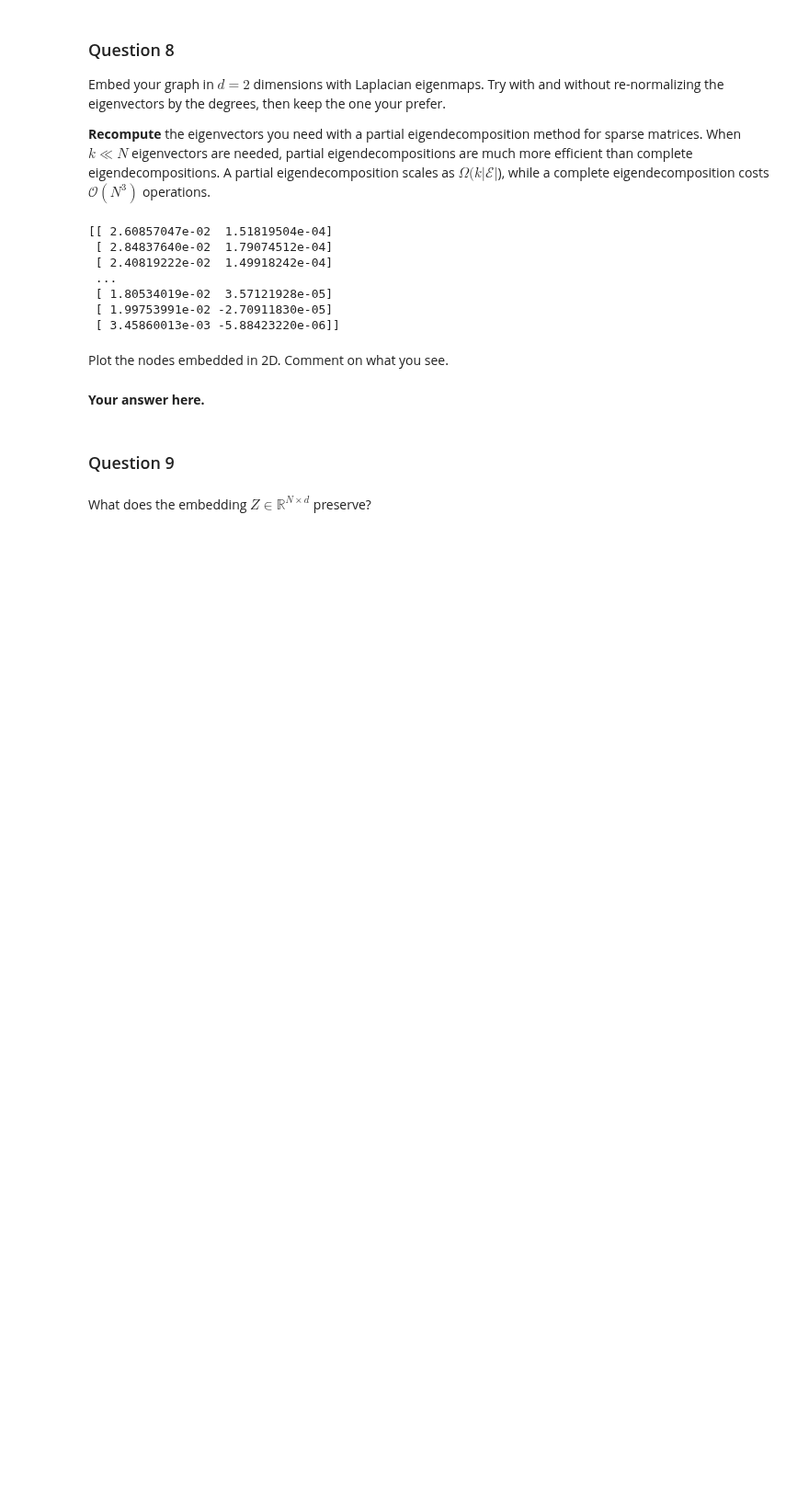
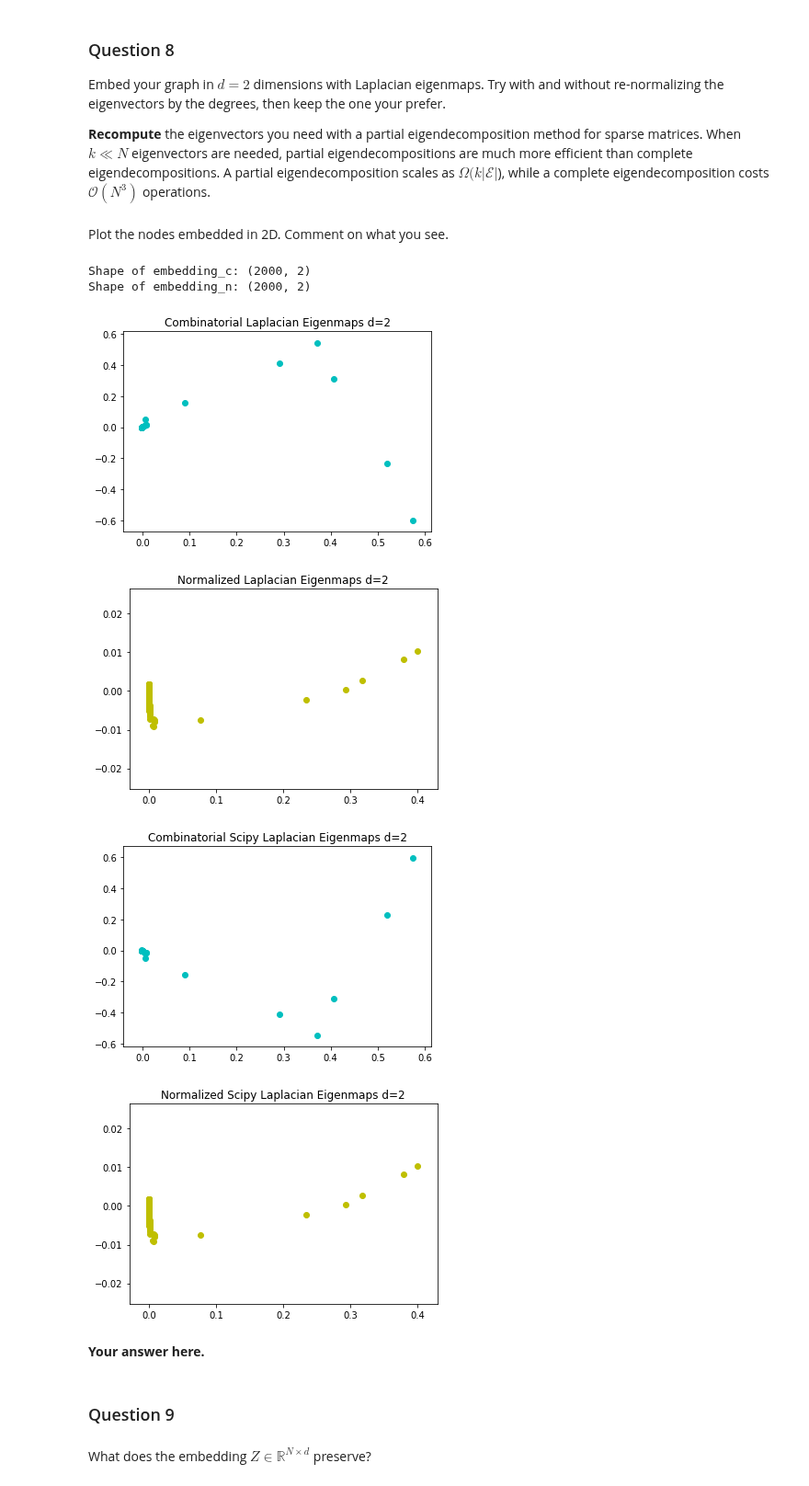
Before and after one commit to senakicir/ntds_project, a Jupyter notebook: 3_spectral_graph_theory.ipynb, the cells around one changed output. Shown at 92% size. Cells and saved outputs as stored; diff of their text form; code cells hidden in the pictures; blank space fills up the shorter version.

```diff
--- a/3_spectral_graph_theory.ipynb
+++ b/3_spectral_graph_theory.ipynb
@@ -238,24 +277,25 @@ Try with and without re-normalizing the eigenvectors by the degrees, then keep t
 **Recompute** the eigenvectors you need with a partial eigendecomposition method for sparse matrices.
 When $k \ll N$ eigenvectors are needed, partial eigendecompositions are much more efficient than complete eigendecompositions.
 A partial eigendecomposition scales as $\Omega(k |\mathcal{E}|$), while a complete eigendecomposition costs $\mathcal{O}(N^3)$ operations.
-# %%
-# Your code here.
-def get_LaplacianEigenMaps(laplacian, new_dim =2):
-    eigenvalues, eigenvectors = np.linalg.eig(laplacian.todense())
-    sorted_indexes = eigenvalues.argsort()
-    eigenvectors = eigenvectors[sorted_indexes]
-    embeddings = eigenvectors[:,:new_dim]
-
-    return embeddings
-
-embeddings = (get_LaplacianEigenMaps(laplacian))
-# %% [output]
-[[ 2.60857047e-02  1.51819504e-04]
- [ 2.84837640e-02  1.79074512e-04]
- [ 2.40819222e-02  1.49918242e-04]
- ...
- [ 1.80534019e-02  3.57121928e-05]
- [ 1.99753991e-02 -2.70911830e-05]
- [ 3.45860013e-03 -5.88423220e-06]]
+# %%
+# Your code here.
+
+def get_LaplacianEigenMaps(laplacian, new_dim =2,use_normalized=True):
+    eigenvalues, eigenvectors = sparse.linalg.eigsh(laplacian, which='SM', k=new_dim+1)
+    embeddings = eigenvectors[:,1:new_dim+1]
+    if use_normalized:
+        return (embeddings.T*np.diag(sqrt_D)).T
+    return embeddings
+
+embeddings_c = get_LaplacianEigenMaps(laplacian_combinatorial,use_normalized=False)
+
+embeddings_n = get_LaplacianEigenMaps(laplacian_normalized)
+
+
+#### REMOVE:  Checking sklearn output
+from sklearn.manifold import spectral_embedding
+
+embeddings_n_sc = spectral_embedding(adjacency, n_components=2)
+embeddings_c_sc = spectral_embedding(adjacency, n_components=2,norm_laplacian = False)
 # %% [markdown]
 Plot the nodes embedded in 2D. Comment on what you see.
@@ -275,3 +302,39 @@ plt.close(fig)
+# %%
+# Your code here.
+print('Shape of embedding_c: {}'.format(embeddings_c.shape))
+print('Shape of embedding_n: {}'.format(embeddings_n.shape))
+fig = plt.figure()
+plt.scatter(embeddings_c[:,0],embeddings_c[:,1], label='', color='c', marker='o')
+plt.title('Combinatorial Laplacian Eigenmaps d=2')
+plt.show()
+plt.close(fig)
+
+fig = plt.figure()
+plt.scatter(embeddings_n[:,0],embeddings_n[:,1], label='', color='y', marker='o')
+plt.title('Normalized Laplacian Eigenmaps d=2')
+plt.show()
+plt.close(fig)
+
+
+##### REMOVE: Checking sklearn output
+fig = plt.figure()
+plt.scatter(embeddings_c_sc[:,0],embeddings_c_sc[:,1], label='', color='c', marker='o')
+plt.title('Combinatorial Scipy Laplacian Eigenmaps d=2')
+plt.show()
+plt.close(fig)
+
+fig = plt.figure()
+plt.scatter(embeddings_n_sc[:,0],embeddings_n_sc[:,1], label='', color='y', marker='o')
+plt.title('Normalized Scipy Laplacian Eigenmaps d=2')
+plt.show()
+plt.close(fig)
+# %% [output]
+Shape of embedding_c: (2000, 2)
+Shape of embedding_n: (2000, 2)
+[figure, added]
+[figure, added]
+[figure, added]
+[figure, added]
 # %% [markdown]
 **Your answer here.**
 # %% [markdown]
```
Also changed, not shown: parts of 20 cells of this notebook, 1 other file.
